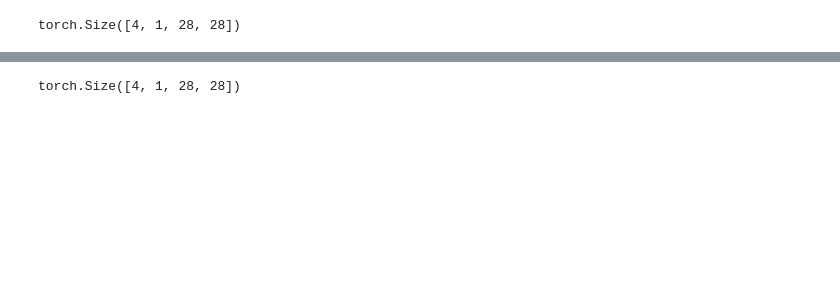
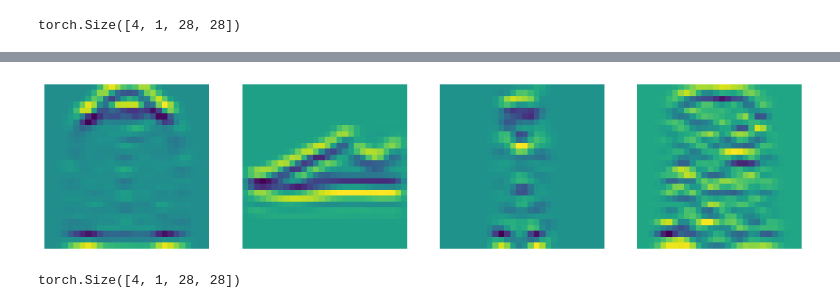
Before and after one commit to keepsimpler/putixin, a Jupyter notebook: nbs/000_hamilton.ipynb, the cells around one changed output, grey strips where cells are left out. Cells and saved outputs as stored; diff of their text form; code cells hidden in the pictures; blank space fills up the shorter version.

```diff
--- a/nbs/000_hamilton.ipynb
+++ b/nbs/000_hamilton.ipynb
@@ -100,3 +192,11 @@ for i in range(bs):
+# %%
+plt.figure(figsize=(15,15))
+for i in range(bs):
+    plt.subplot(1, bs, i+1)
+    plt.axis('off')
+    plt.imshow(inputs[i,0,:,:].detach().numpy())
+# %% [output]
+[figure, added]
 # %%
 row, col = 28*28, 28*28
 alpha = 1.
```
Also changed, not shown: parts of 26 cells of this notebook, 6 other files.
